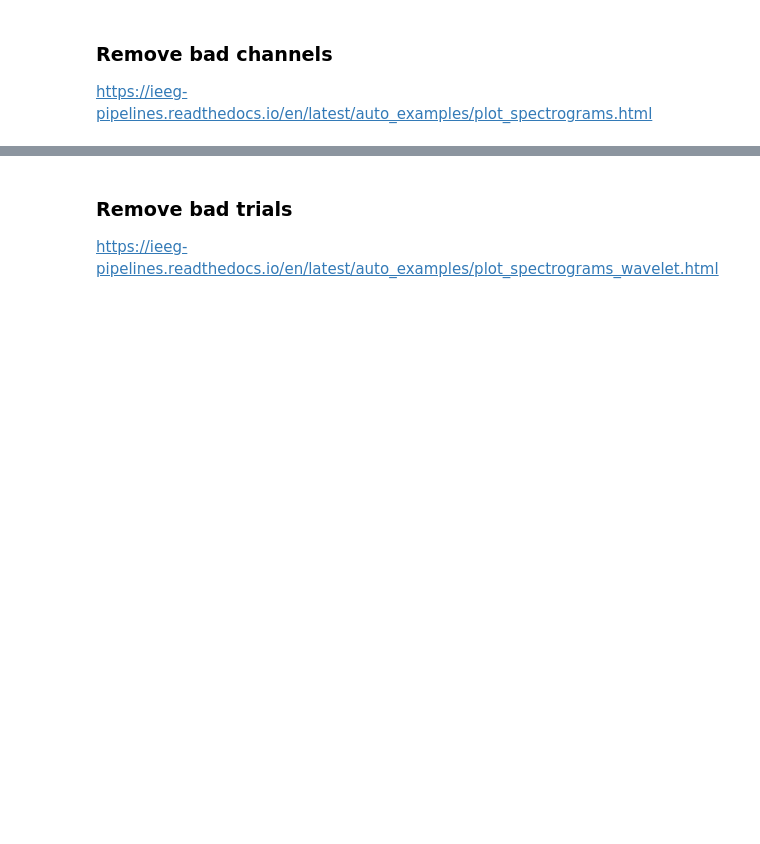
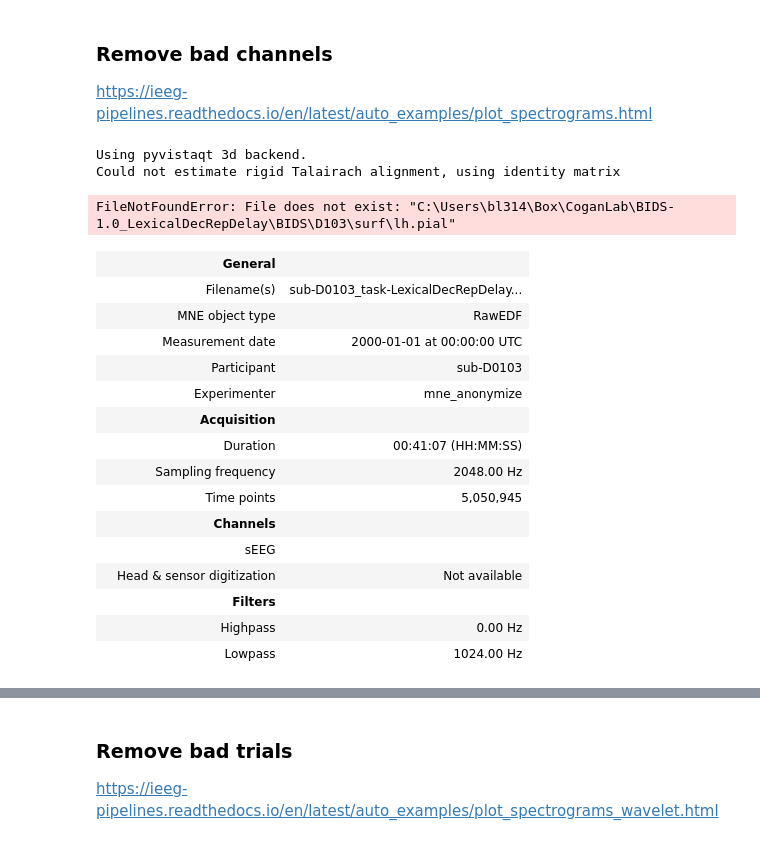
Before and after one commit to Baishenliang/coganlab_ieeg, a Jupyter notebook: loadieeg_multitaper.ipynb, the cells around one changed output, grey strips where cells are left out. Cells and saved outputs as stored; diff of their text form; code cells hidden in the pictures; blank space fills up the shorter version.

Commit message:
try multitaper spectrogram and plotting individual brain, but very base levels

```diff
--- a/loadieeg_multitaper.ipynb
+++ b/loadieeg_multitaper.ipynb
@@ -13,6 +13,6 @@ subjects = layout.get(return_type="id", target="subject")
 #    raw = raw_from_layout(layout, subject=subject, preload=True, extension='.edf')
     # do stuff with each subject data
 
-subject = subjects[0]
+subject = subjects[1]
 raw = raw_from_layout(layout, subject=subject, preload=True, extension='.edf')
 print(subjects)
@@ -56,3 +62,47 @@ import mne
+# %%
+raw = raw_from_layout(layout.derivatives['derivatives/clean'], subject=subject, preload=False, desc='clean',extension='.edf')
+raw = crop_empty_data(raw)
+# %%
+# plot subject
+# !!!!! problems: cannot find the surface file##########
+from ieeg.viz.mri import plot_subj, plot_on_average
+# plot the subject brain
+subjects_dir=os.path.join(LAB_root,'BIDS-1.0_LexicalDecRepDelay\\BIDS')
+fig1 = plot_subj(raw, subj_dir=subjects_dir)
+mne.viz.set_3d_view(fig1, azimuth=150, elevation=70, focalpoint="auto",
+                    distance="auto")
+# %% [output]
+Using pyvistaqt 3d backend.
+Could not estimate rigid Talairach alignment, using identity matrix
+FileNotFoundError: File does not exist: "C:\Users\bl314\Box\CoganLab\BIDS-1.0_LexicalDecRepDelay\BIDS\D103\surf\lh.pial"
+# %%
+# Remove EEG channels for D101
+# eeg_channels_to_exclude = ['Fp1', 'Fp2', 'F3','F4','C3','C4','P3','P4','F7','F8','T3','T4','T5','T6','O1','O2','Fz','Cz','Pz']
+# Remove EEG channels for D103 (same)
+eeg_channels_to_exclude = ['F7', 'F8', 'T5', 'T6', 'F3', 'F4', 'C3', 'C4', 'P3', 'P4',
+                           'T3', 'T4', 'O1', 'O2']
+# Problems: !!!!!!!!!!!!!!!!!!!!!!!!!!!!!!!!!!!!!!Channel(s) Fz, Cz, Pz, Fp1, Fp2 not found, nothing dropped. But these channels exist in the sub-D0103_task-LexicalDecRepDelay_channels.tsv!!!!!!!!!!!!!!!!!!!!!!!!!!!!!!!!!!!!!!!!!!!!!!!!!!!!!!!!!
+# Remove EEG channels for D107
+
+raw.drop_channels(eeg_channels_to_exclude)
+#raw.load_data()
+# %% [output]
+|  | General |  |
+|  | Filename(s) | sub-D0103_task-LexicalDecRepDelay... |
+|  | MNE object type | RawEDF |
+|  | Measurement date | 2000-01-01 at 00:00:00 UTC |
+|  | Participant | sub-D0103 |
+|  | Experimenter | mne_anonymize |
+|  | Acquisition |  |
+|  | Duration | 00:41:07 (HH:MM:SS) |
+|  | Sampling frequency | 2048.00 Hz |
+|  | Time points | 5,050,945 |
+|  | Channels |  |
+|  | sEEG |  |
+|  | Head & sensor digitization | Not available |
+|  | Filters |  |
+|  | Highpass | 0.00 Hz |
+|  | Lowpass | 1024.00 Hz |
 # %%
 # mark channel outliers as bad
 raw.info['bads'] = channel_outlier_marker(raw, 3)
```
Also changed, not shown: parts of 14 cells of this notebook, 1 other file.
